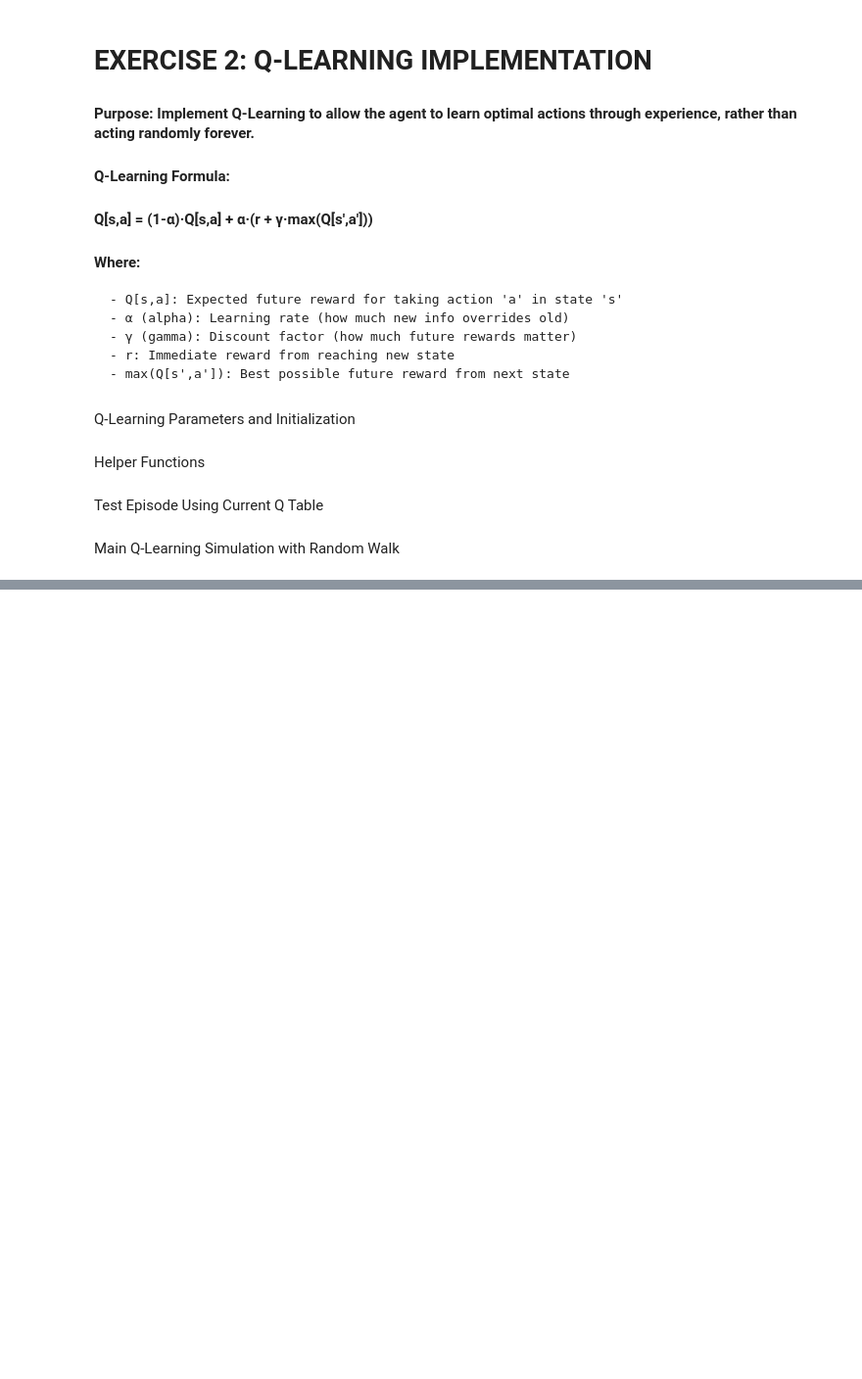
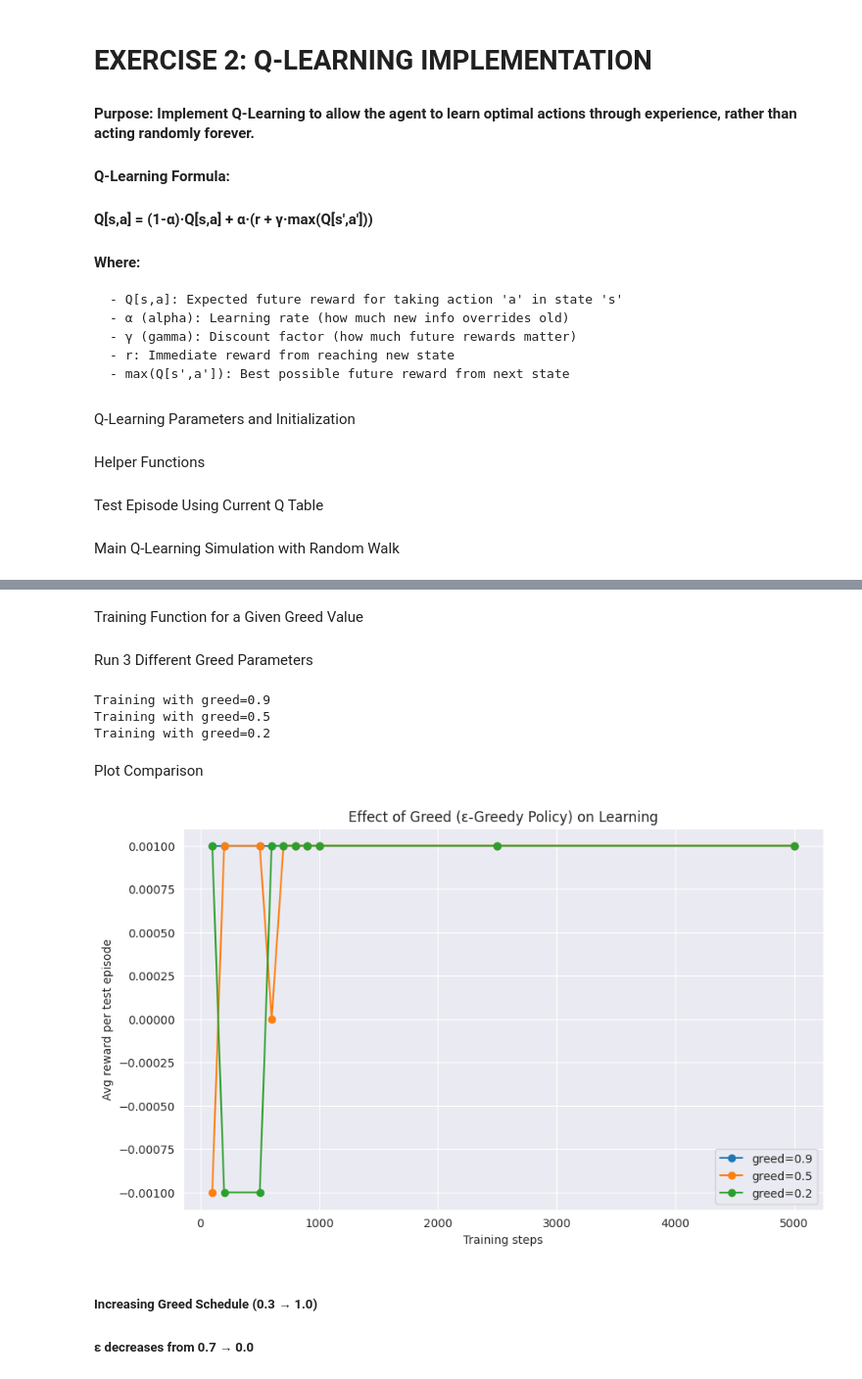
Before and after one commit to GauravGurung123/ml-supervised-learning-assignment-1, a Jupyter notebook: ReinforcementLearningEx/re_ex_1.ipynb, the cells around one changed output, grey strips where cells are left out. Shown: that part at 98% size. Cells and saved outputs as stored; diff of their text form; code cells hidden in the pictures; blank space fills up the shorter version.

```diff
--- a/ReinforcementLearningEx/re_ex_1.ipynb
+++ b/ReinforcementLearningEx/re_ex_1.ipynb
@@ -416,0 +475,57 @@ plt.show()
+# %% [markdown]
+Training Function for a Given Greed Value
+# %%
+def train_with_greed(greed, total_steps=20000, test_steps_list=None):
+    if test_steps_list is None:
+        test_steps_list = [100,200,500,1000,2500,5000,7500,10000,15000,20000]
+
+    epsilon = 1 - greed
+    Q.fill(0)
+    s = 0
+    avg_rewards = []
+
+    for step in range(1, total_steps+1):
+        s = step_q_epsilon(s, epsilon)
+        if s in [GOAL, BAD]:
+            s = 0
+
+        if step in test_steps_list:
+            avg_rewards.append(test_episode())
+
+    return avg_rewards, Q.copy()
+# %% [markdown]
+Run 3 Different Greed Parameters
+# %%
+greed_values = [0.9, 0.5, 0.2]  # exploit-heavy → explore-heavy
+results = {}
+
+for g in greed_values:
+    print(f"Training with greed={g}")
+    avg_rewards, q_table_copy = train_with_greed(g)
+    results[g] = (avg_rewards, q_table_copy)
+# %% [output]
+Training with greed=0.9
+Training with greed=0.5
+Training with greed=0.2
+# %% [markdown]
+Plot Comparison
+# %%
+plt.figure(figsize=(10,6))
+
+for g in greed_values:
+    y = results[g][0]
+    x = test_steps[:len(y)]     # match lengths automatically
+
+    plt.plot(x, y, marker='o', label=f"greed={g}")
+
+plt.xlabel("Training steps")
+plt.ylabel("Avg reward per test episode")
+plt.title("Effect of Greed (ε-Greedy Policy) on Learning")
+plt.legend()
+plt.grid(True)
+plt.show()
+# %% [output]
+[figure, added]
+# %% [markdown]
+##### Increasing Greed Schedule (0.3 → 1.0)
+##### ε decreases from 0.7 → 0.0
```
Also changed, not shown: parts of 19 cells of this notebook.
